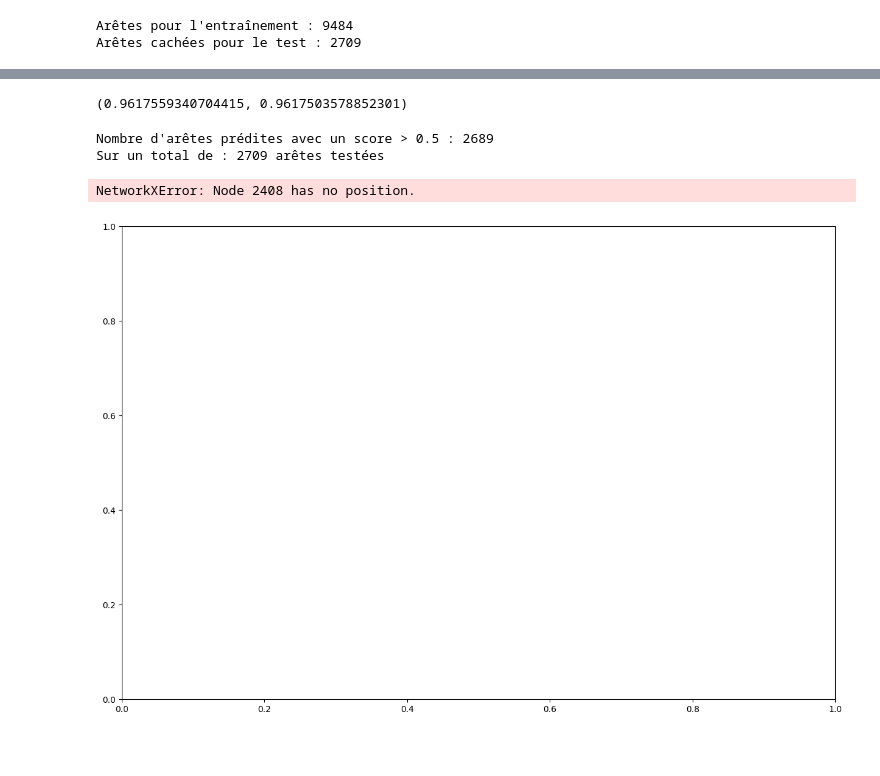
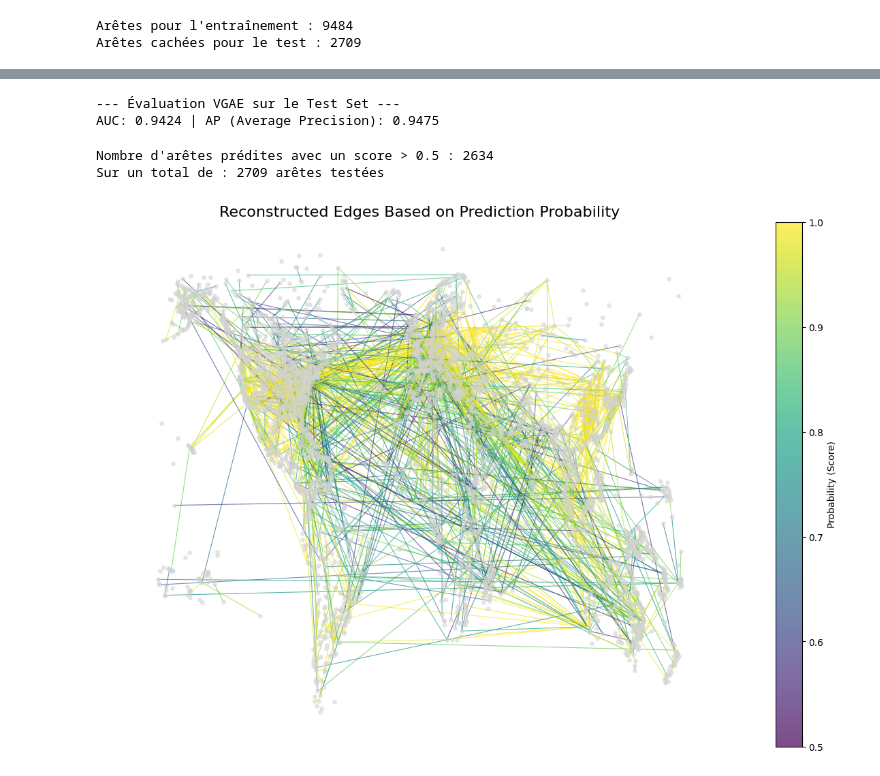
Before and after one commit to aleynaygb/biml_projet, a Jupyter notebook: src/gnn_airports.ipynb, the cells around one changed output, grey strips where cells are left out. Drawn from its saved outputs; the diff is of its cells as text; code cells hidden in the pictures; blank space fills up the shorter version.

Commit message:
modif vgae

```diff
--- a/src/gnn_airports.ipynb
+++ b/src/gnn_airports.ipynb
@@ -408,14 +408,24 @@ Epoch 100 | Loss: 0.9079
 # %%
 # (d) Evaluate your model. Be careful to use training data for training and testing data for testing :)
 # Something like:
-z = model.encode(train_data.x, data.edge_index)
-model.test(z, test_data.pos_edge_label_index, test_data.neg_edge_label_index)  # it give AUC and AP
+model.eval()
+with th.no_grad():
+    z = model.encode(train_data.x, train_data.edge_index)
+    auc, ap = model.test(z, test_data.pos_edge_label_index, test_data.neg_edge_label_index)  # it give AUC and AP
+
+print(
+    f"\n--- Évaluation VGAE sur le Test Set ---\nAUC: {auc:.4f} | AP (Average Precision): {ap:.4f}"
+)
 # %% [output]
-(0.9617559340704415, 0.9617503578852301)
+--- Évaluation VGAE sur le Test Set ---
+AUC: 0.9424 | AP (Average Precision): 0.9475
 # %%
 # (e) Check that you are able to reconstruct the original graph, by applying the dot product between
 # node vectors. You can do it with something like:
-pred_scores = th.sigmoid((z[test_data.pos_edge_label_index[0]] * z[test_data.pos_edge_label_index[1]]).sum(dim=1)).detach().numpy()
+with th.no_grad():
+    src = test_data.pos_edge_label_index[0]
+    dst = test_data.pos_edge_label_index[1]
+    pred_scores = th.sigmoid((z[src] * z[dst]).sum(dim=1)).detach().numpy()
 
 # how many edge are predicted with a score upon 0.5 ?
 nombre_aretes_predites = (pred_scores > 0.5).sum()
@@ -423,7 +433,7 @@ nombre_aretes_predites = (pred_scores > 0.5).sum()
 print(f"Nombre d'arêtes prédites avec un score > 0.5 : {nombre_aretes_predites}")
 print(f"Sur un total de : {len(pred_scores)} arêtes testées")
 # %% [output]
-Nombre d'arêtes prédites avec un score > 0.5 : 2689
+Nombre d'arêtes prédites avec un score > 0.5 : 2634
 Sur un total de : 2709 arêtes testées
 # %%
 import matplotlib.pyplot as plt
@@ -433,11 +443,13 @@ import networkx as nx
 # You can use a color scale to represent the likeliness of observing an edge
 
 # Set edge_index to the positive edges we want to evaluate/reconstruct
-test_data.edge_index = test_data.pos_edge_label_index
-new_G = to_networkx(test_data, to_undirected=True)
+#test_data.edge_index = test_data.pos_edge_label_index
+#new_G = to_networkx(test_data, to_undirected=True)
 
 edges_to_draw = []
 edge_colors = []
+
+nodes_in_pos = set(pos.keys())
 
 # Iterate over predicted scores to filter likely edges
 for i in range(len(pred_scores)):
@@ -445,41 +457,41 @@ for i in range(len(pred_scores)):
     if pred_scores[i] > 0.5:
         u = int(test_data.pos_edge_label_index[0, i])
         v = int(test_data.pos_edge_label_index[1, i])
-        edges_to_draw.append((u, v))
-        # We can use item() if pred_scores is a tensor to extract the float value
-        edge_colors.append(pred_scores[i].item() if hasattr(pred_scores[i], 'item') else pred_scores[i])
+        if u in nodes_in_pos and v in nodes_in_pos:
+            edges_to_draw.append((u, v))
+            # We can use item() if pred_scores is a tensor to extract the float value
+            edge_colors.append(pred_scores[i].item() if hasattr(pred_scores[i], 'item') else pred_scores[i])
 
 # 1. Enlarge the figure for better visibility
 plt.figure(figsize=(15, 10))
 
 # 2. Draw nodes (smaller size, no labels to avoid the hairball effect)
 # Assuming 'pos' is still defined using lat/lon from earlier steps
-nx.draw_networkx_nodes(new_G, pos=pos, node_size=15, node_color='lightgray', alpha=0.5)
+nx.draw_networkx_nodes(G, pos=pos, node_size=15, node_color='lightgray', alpha=0.5)
 
 # NOTE: nx.draw_networkx_labels is INTENTIONALLY REMOVED here to keep the map clean
 
 # 3. Draw reconstructed edges with a colormap
 edges = nx.draw_networkx_edges(
-    new_G,
+    G,
     pos=pos,
     edgelist=edges_to_draw,
     edge_color=edge_colors,
     edge_cmap=plt.cm.viridis,  # From purple (0.5) to yellow (1.0)
     edge_vmin=0.5,
     edge_vmax=1.0,
     width=0.8,                 # Reduced width
     alpha=0.7                  # Added transparency to see overlapping connections
 )
 
 # Add colorbar, title, and hide axes
 plt.colorbar(edges, label="Probability (Score)")
 plt.title("Reconstructed Edges Based on Prediction Probability", fontsize=16)
 plt.axis('off')
 
 plt.show()
 # %% [output]
-NetworkXError: Node 2408 has no position.
-[figure, old version]
+[figure, new version]
 # %%
 # (g) with TSNE we can visualize the sampled latent space of our VGAE.
 # add color of classes to understand if its a meaningful representation or not
```
Also changed, not shown: parts of 3 cells of this notebook.
